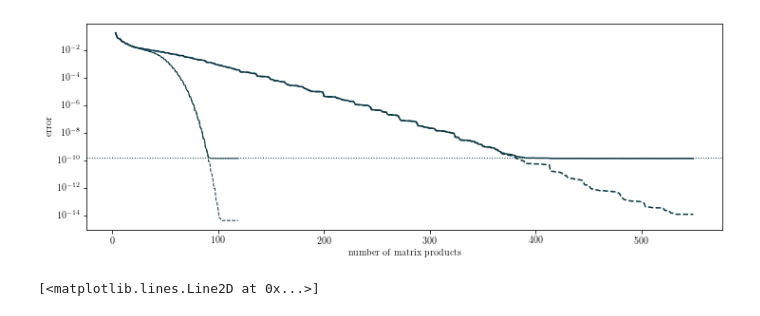
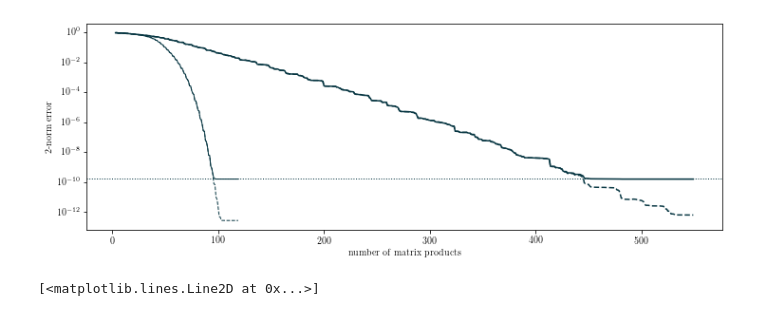
Before and after one commit to tchen-research/lanczos_rational_opt, a Jupyter notebook: fig_delay.ipynb, the cells around one changed output. Saved outputs shown, nothing was run; the diff lists cells and outputs as text; code cells hidden in the pictures.

```diff
--- a/fig_delay.ipynb
+++ b/fig_delay.ipynb
@@ -71,8 +71,8 @@ for i in range(1,K):
 
         lank_OR += lan_lm()
 
-    error_OR[i] = np.linalg.norm(A_mat*(rAb - lank_OR))
-    error_fOR[i] = np.linalg.norm(A_mat*(fAb - lank_OR))
+    error_OR[i] = np.linalg.norm((rAb - lank_OR))
+    error_fOR[i] = np.linalg.norm((fAb - lank_OR))
 
 for i in range(1,K_ro):
     lank_OR_ro = np.zeros(n)
@@ -85,32 +85,32 @@ for i in range(1,K_ro):
 
         lank_OR_ro += lan_lm()
 
-    error_OR_ro[i] = np.linalg.norm(A_mat*(rAb - lank_OR_ro))
-    error_fOR_ro[i] = np.linalg.norm(A_mat*(fAb - lank_OR_ro))
+    error_OR_ro[i] = np.linalg.norm((rAb - lank_OR_ro))
+    error_fOR_ro[i] = np.linalg.norm((fAb - lank_OR_ro))
 # %%
 fig,axs = plt.subplots(1,1,figsize=(12,4),sharey='row',sharex=True)
 
 #axs = axs.flatten()
 
 fig.subplots_adjust(wspace=.05,hspace=.05)
 
 
-axs.plot(error_OR/np.linalg.norm(A_mat*b_vec),linestyle='--',color='#073642',label='lanczos-OR')
-axs.plot(error_OR_ro/np.linalg.norm(A_mat*b_vec),linestyle='--',lw=1,color='#073642',label='lanczos-OR')
+axs.plot(error_OR/np.linalg.norm(b_vec),linestyle='--',color='#073642',label='lanczos-OR')
+axs.plot(error_OR_ro/np.linalg.norm(b_vec),linestyle='--',lw=1,color='#073642',label='lanczos-OR')
 
 
-axs.plot(error_fOR/np.linalg.norm(A_mat*b_vec),linestyle='-',color='#073642',label='lanczos-OR')
-axs.plot(error_fOR_ro/np.linalg.norm(A_mat*b_vec),linestyle='-',lw=1,color='#073642',label='lanczos-OR')
+axs.plot(error_fOR/np.linalg.norm(b_vec),linestyle='-',color='#073642',label='lanczos-OR')
+axs.plot(error_fOR_ro/np.linalg.norm(b_vec),linestyle='-',lw=1,color='#073642',label='lanczos-OR')
 
 axs.axhline(np.abs(1e3*r(np.array([1e3**2]))-1),linestyle=':',lw=1,color='#073642',)
 
 axs.set_yscale('log')
 axs.set_xlabel('number of matrix products')
-axs.set_ylabel('error')
+axs.set_ylabel('$2$-norm error')
 
 plt.savefig(f'imgs/Lanczos-OR-lm_delay.pdf',bbox_inches='tight')
 # %% [output]
-[figure, old version]
+[figure, new version]
 # %%
 xx = np.linspace(-1e3,1e3,1000)
 r = lambda x: np.sum( weights / (x[:,None]-poles) ,axis=1)
```
Also changed, not shown: 15 other files.
